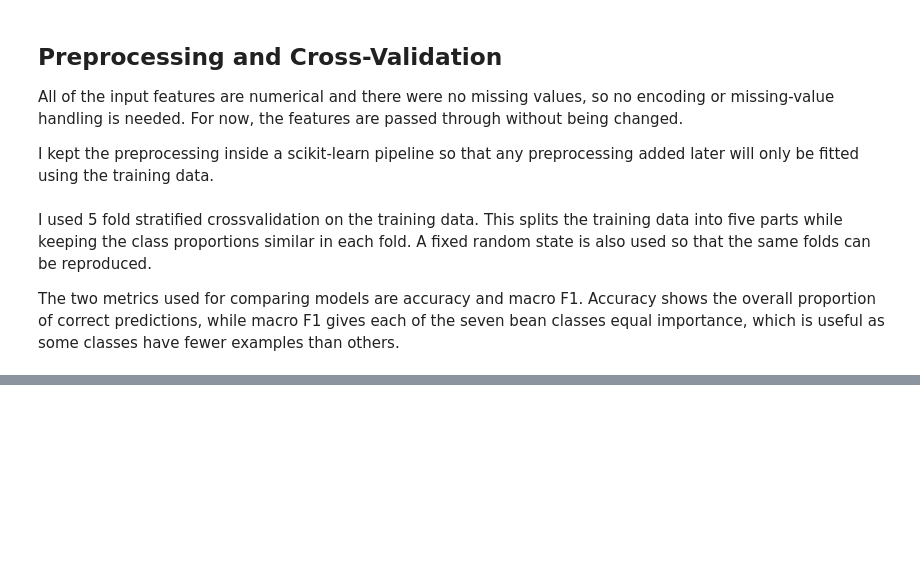
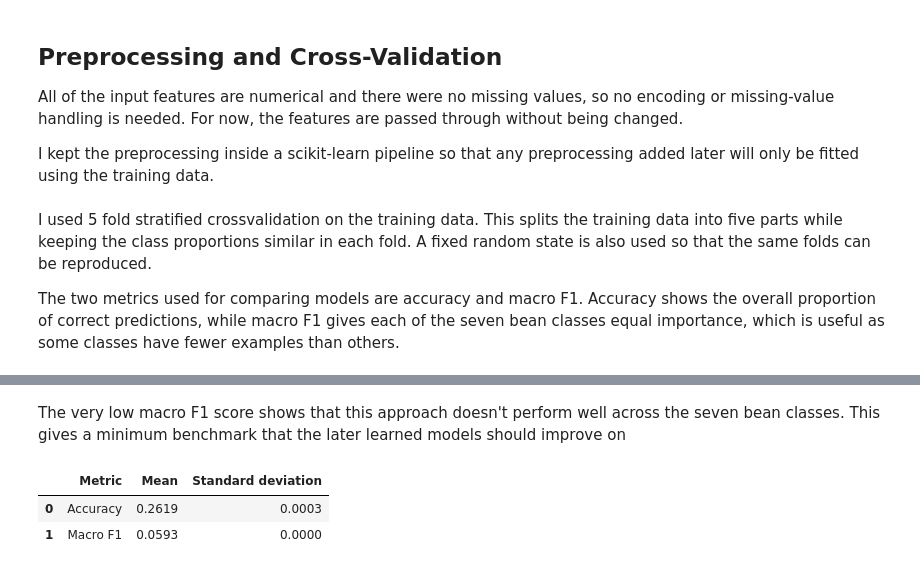
Before and after one commit to cliodhnarv/dry-bean-ml-classification, a Jupyter notebook: notebooks/01_data_audit_and_baseline.ipynb, the cells around one changed output, grey strips where cells are left out. Saved outputs shown, nothing was run; the diff lists cells and outputs as text; code cells hidden in the pictures; blank space fills up the shorter version.

```diff
--- a/notebooks/01_data_audit_and_baseline.ipynb
+++ b/notebooks/01_data_audit_and_baseline.ipynb
@@ -394,0 +436,20 @@ scoring = ["accuracy", "f1_macro"]
+# %% [markdown]
+The very low macro F1 score shows that this approach doesn't perform well across the seven bean classes. This gives a minimum benchmark that the later learned models should improve on
+# %%
+baseline_summary = pd.DataFrame({
+    "Metric": ["Accuracy", "Macro F1"],
+    "Mean": [
+        np.mean(baseline_scores["test_accuracy"]),
+        np.mean(baseline_scores["test_f1_macro"])
+    ],
+    "Standard deviation": [
+        np.std(baseline_scores["test_accuracy"]),
+        np.std(baseline_scores["test_f1_macro"])
+    ]
+})
+
+baseline_summary.round(4)
+# %% [output]
+|  | Metric | Mean | Standard deviation |
+| 0 | Accuracy | 0.2619 | 0.0003 |
+| 1 | Macro F1 | 0.0593 | 0.0000 |
```
Also changed, not shown: parts of 4 cells of this notebook, 2 other files.
